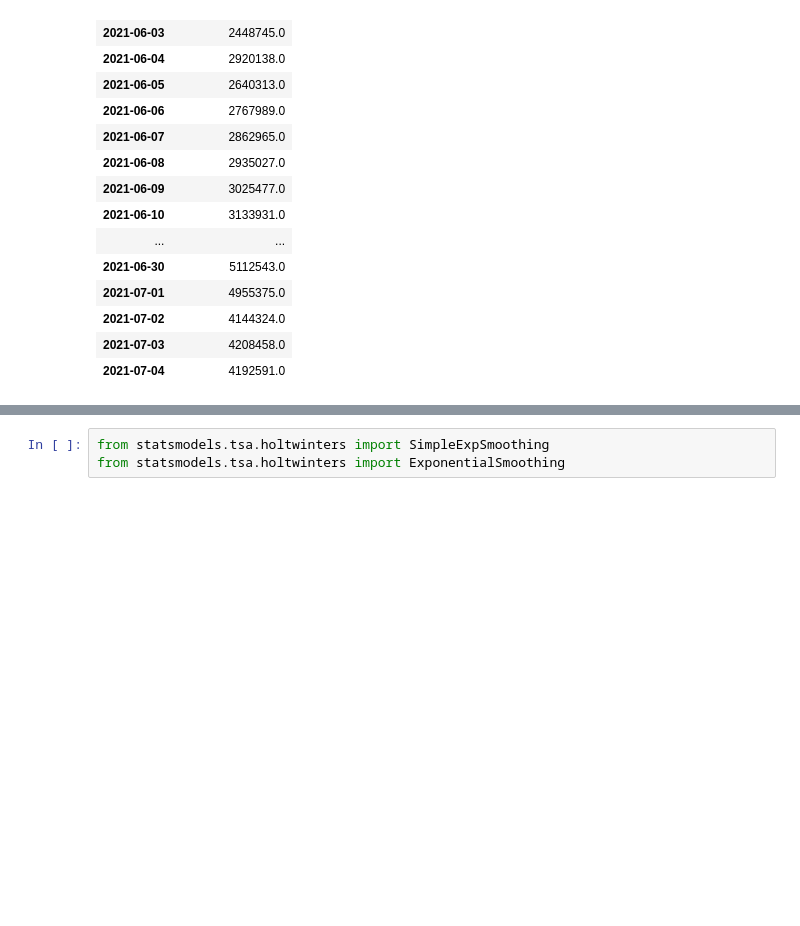
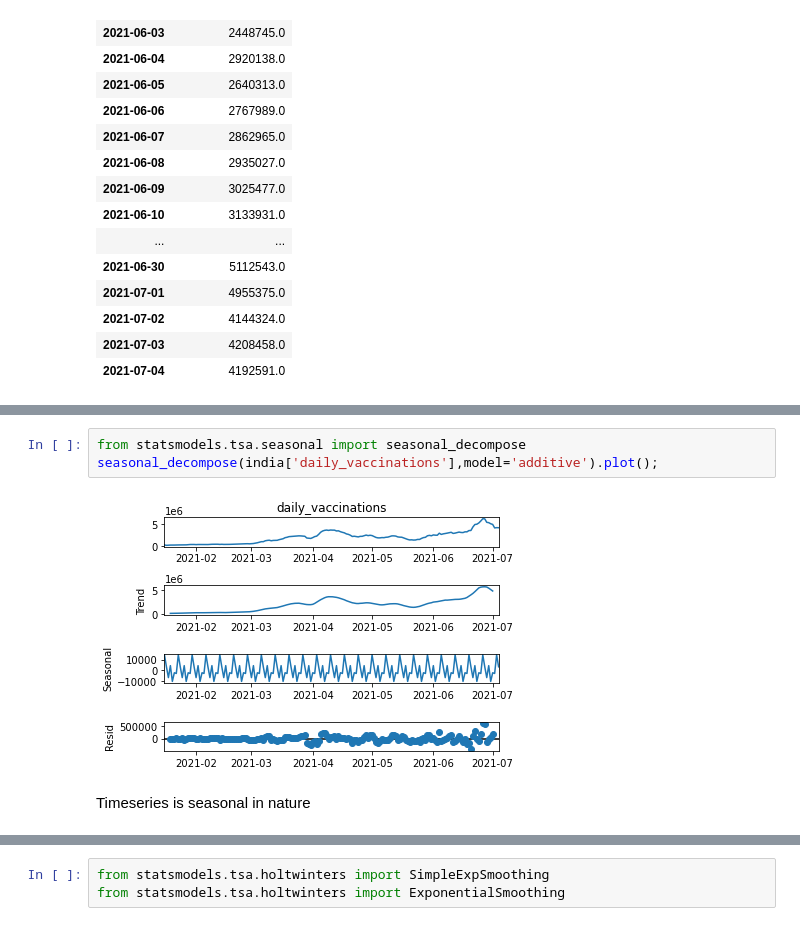
Before and after one commit to guptaa-s/Business-Analytics-, a Jupyter notebook: Vaccination-Exponential Smoothing.ipynb, the cells around one changed output, grey strips where cells are left out. Saved outputs shown, nothing was run; the diff lists cells and outputs as text; blank space fills up the shorter version.

```diff
--- a/Vaccination-Exponential Smoothing.ipynb
+++ b/Vaccination-Exponential Smoothing.ipynb
@@ -163,0 +169,7 @@ fig2.show()
+# %%
+from statsmodels.tsa.seasonal import seasonal_decompose
+seasonal_decompose(india['daily_vaccinations'],model='additive').plot();
+# %% [output]
+[figure, added]
+# %% [markdown]
+Timeseries is seasonal in nature
```
Also changed, not shown: parts of 10 cells of this notebook.
